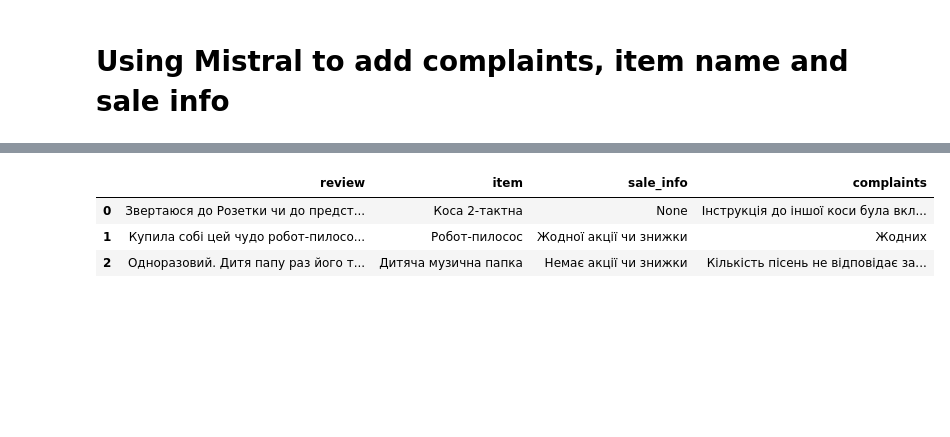
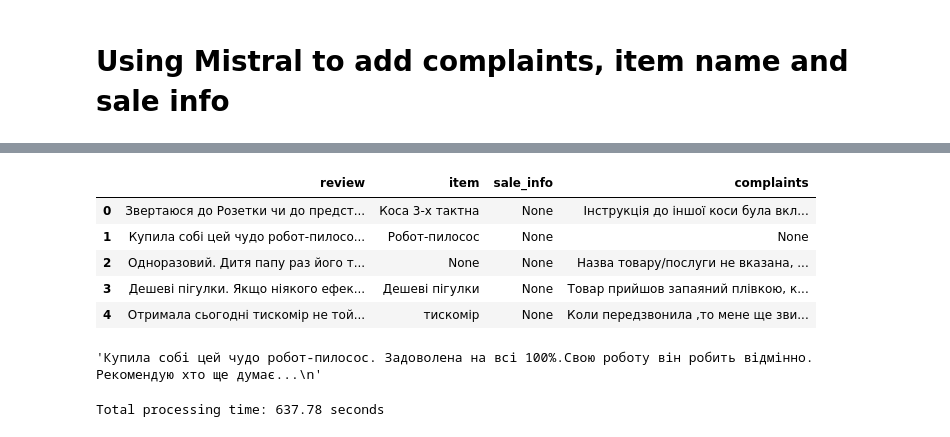
Before and after one commit to Hospodarskyy/internship_task, a Jupyter notebook: test.ipynb, the cells around one changed output, grey strips where cells are left out. Drawn from its saved outputs; the diff is of its cells as text; code cells hidden in the pictures; blank space fills up the shorter version.

Commit message:
extraction to the whole dataframe

```diff
--- a/test.ipynb
+++ b/test.ipynb
@@ -387,7 +387,7 @@ def extract_info(content):
         messages=[
             {
                 "role": "system",
-                "content": "Витягни назву товару/послуги (якщо інформації немає, виведи 'None'), інформацію про наявність акції чи знижки (якщо інформації немає, виведи 'None', якщо явно зазначено, що знижок немає, виведи 'Немає акції чи знижки'), та якщо відгук містить скарги або негативні коментарі, уточни їх конкретний зміст (якщо відгук позитивний і скарг немає, виведи 'None'). Усі відповіді мають бути максимально конкретними та лаконічними. Відповідь лише українською!"
+                "content": "Витягни тільки три значення: 1) Назву товару/послуги (якщо інформації немає, виведи 'None'). 2) Інформацію про наявність акції чи знижки (якщо інформації немає, виведи 'None', без додаткових пояснень). 3) Якщо відгук містить скарги або негативні коментарі, уточни їх конкретний зміст (якщо відгук позитивний і скарг немає, виведи 'None'). Відповідь повинна складатися лише з цих трьох значень, жодних інших пояснень або додаткової інформації. Усі відповіді повинні бути вказані лише українською мовою."
             }
 ,
             {
@@ -426,34 +426,70 @@ df.head()
 # %%
 import time
 
 
 df_new = pd.DataFrame(columns=['review', 'item', 'sale_info', 'complaints'])
 
 
 new_data = []
-for index, row in df.head(3).iterrows():  # Process only the first 3 rows
+for index, row in df.head(50).iterrows():  # Process only the first 3 rows
     item, sale_info, complaints = extract_info(row['review'])
 
     # Append extracted data as a dictionary
     new_data.append({
         'review': row['review'],  # Keep the original review
         'item': item,
         'sale_info': sale_info,
         'complaints': complaints
     })
 
     time.sleep(2)
 
 
 # Convert extracted data list into a DataFrame
 df_extracted = pd.DataFrame(new_data)
 
 # Concatenate the extracted data with the original first 3 rows
 df_new = pd.concat([df_new, df_extracted], ignore_index=True)
 
 df_new.head()
 # %% [output]
 |  | review | item | sale_info | complaints |
-| 0 | Звертаюся до Розетки чи до предст... | Коса 2-тактна | None | Інструкція до іншої коси була вкл... |
-| 1 | Купила собі цей чудо робот-пилосо... | Робот-пилосос | Жодної акції чи знижки | Жодних |
-| 2 | Одноразовий. Дитя папу раз його т... | Дитяча музична папка | Немає акції чи знижки | Кількість пісень не відповідає за... |
+| 0 | Звертаюся до Розетки чи до предст... | Коса 3-х тактна | None | Інструкція до іншої коси була вкл... |
+| 1 | Купила собі цей чудо робот-пилосо... | Робот-пилосос | None | None |
+| 2 | Одноразовий. Дитя папу раз його т... | None | None | Назва товару/послуги не вказана, ... |
+| 3 | Дешеві пігулки. Якщо ніякого ефек... | Дешеві пігулки | None | Товар прийшов запаяний плівкою, к... |
+| 4 | Отримала сьогодні тискомір не той... | тискомір | None | Коли передзвонила ,то мене ще зви... |
+# %%
+df_new['review'][1]
+# %% [output]
+'Купила собі цей чудо робот-пилосос. Задоволена на всі 100%.Свою роботу він робить відмінно. Рекомендую хто ще думає...\n'
+# %%
+new_data = []
+
+# Start measuring time
+start_time = time.time()
+
+for index, row in df.iterrows():
+    item, sale_info, complaints = extract_info(row['review'])
+    time.sleep(2)  # Avoid hitting rate limits
+
+    # Append extracted data as a dictionary
+    new_data.append({
+        'review': row['review'],  # Keep the original review
+        'item': item,
+        'sale_info': sale_info,
+        'complaints': complaints
+    })
+
+# Stop measuring time
+end_time = time.time()
+total_time = end_time - start_time
+
+df_extracted = pd.DataFrame(new_data)
+
+df_new = pd.concat([df_new, df_extracted], ignore_index=True)
+
+# Print total execution time
+print(f"Total processing time: {total_time:.2f} seconds")
+# %% [output]
+Total processing time: 637.78 seconds
```
Also changed, not shown: parts of 6 cells of this notebook.
